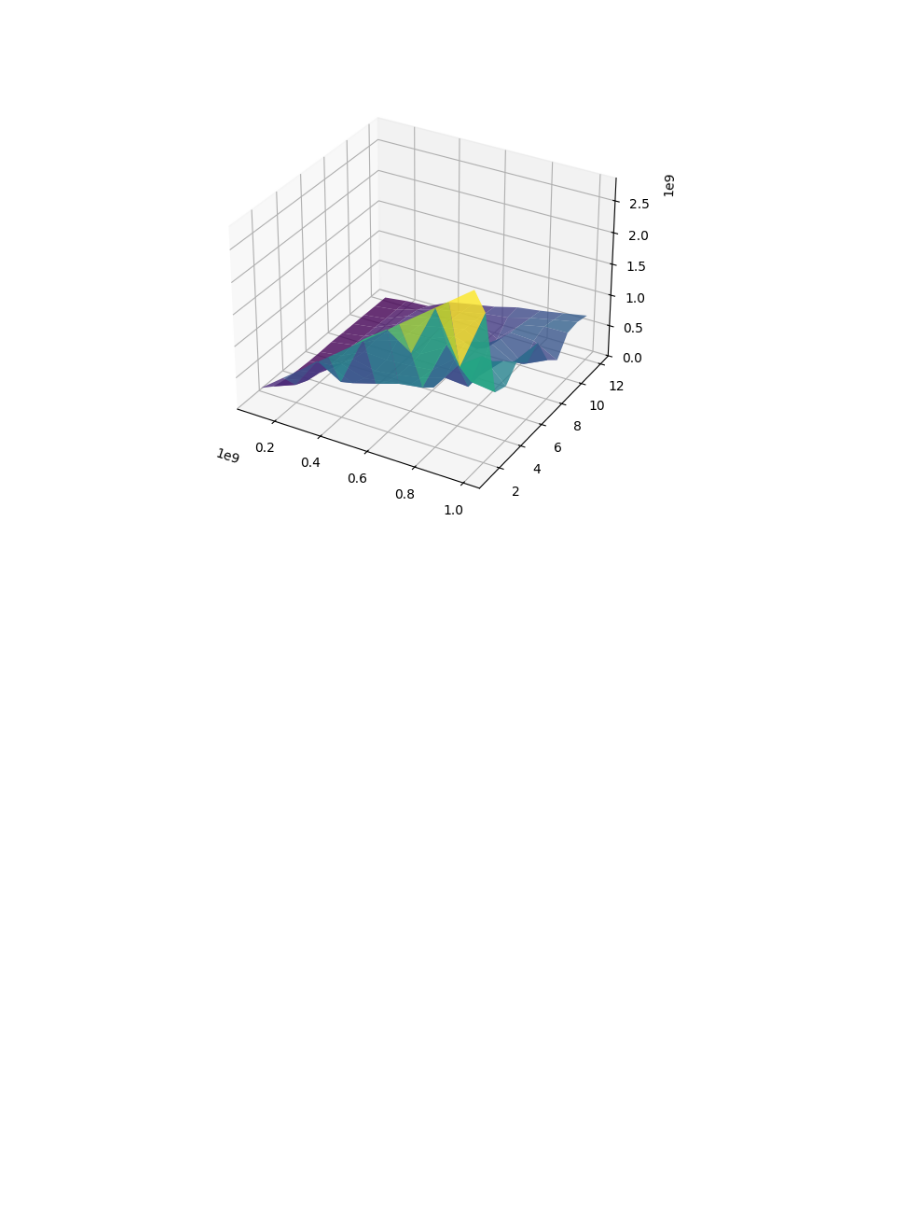
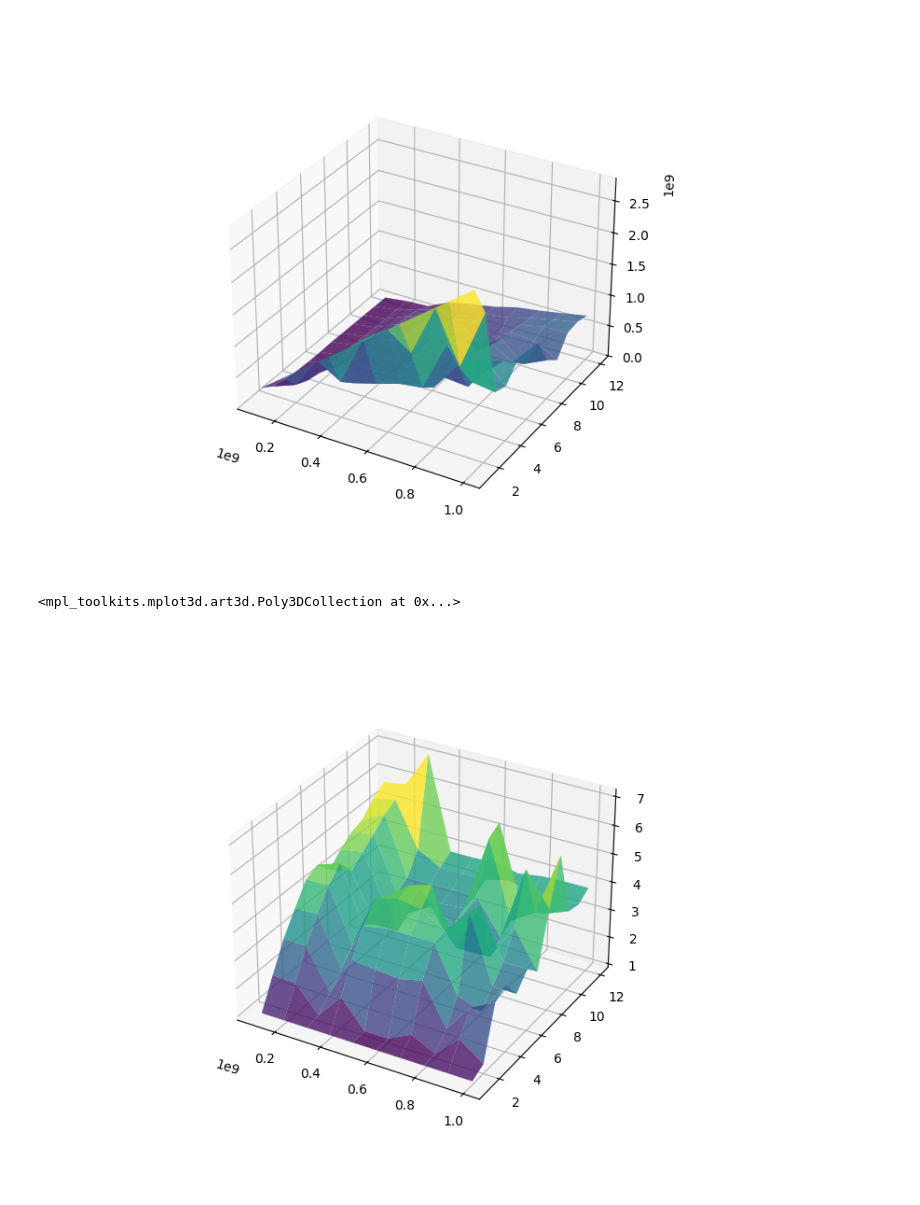
Before and after one commit to user3polarjet/masters_second_semester_methods_and_technologies_of_parallel_programming, a Jupyter notebook: lab1/plots.ipynb, the cells around one changed output. Saved outputs shown, nothing was run; the diff lists cells and outputs as text; code cells hidden in the pictures; blank space fills up the shorter version.

```diff
--- a/lab1/plots.ipynb
+++ b/lab1/plots.ipynb
@@ -106,3 +106,17 @@ ax1.plot_surface(X, Y, Z, cmap='viridis', alpha=0.8)
 # %% [output]
 <mpl_toolkits.mplot3d.art3d.Poly3DCollection at 0x...>
 [figure]
+# %%
+data['speedup'] = data.groupby('points_count')['nanoseconds'].transform(lambda x: x.iloc[0] / x)
+
+fig = plt.figure(figsize=(8, 6))
+ax1 = fig.add_subplot(111, projection='3d')
+
+pivot_df = data['speedup'].unstack()
+
+X, Y = np.meshgrid(pivot_df.columns, pivot_df.index)
+Z = pivot_df.values
+ax1.plot_surface(X, Y, Z, cmap='viridis', alpha=0.8)
+# %% [output]
+<mpl_toolkits.mplot3d.art3d.Poly3DCollection at 0x...>
+[figure, added]
```
Also changed, not shown: 1 other file.
